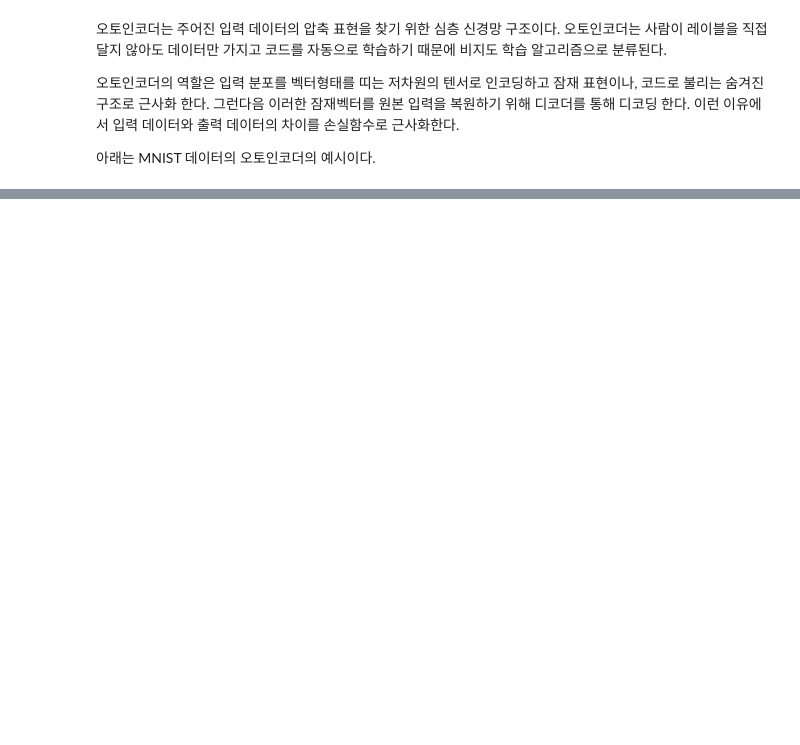
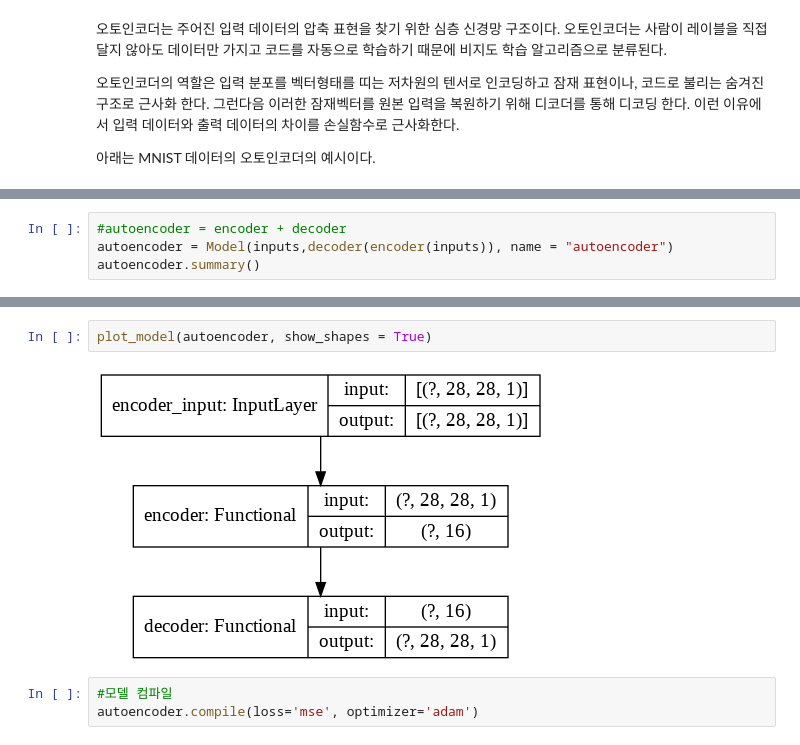
Before and after one commit to hansong0219/Advanced-Deep-learning-Notebooks, a Jupyter notebook: AutoEncoder.ipynb, the cells around one changed output, grey strips where cells are left out. Cells and saved outputs as stored; diff of their text form; blank space fills up the shorter version.

```diff
--- a/AutoEncoder.ipynb
+++ b/AutoEncoder.ipynb
@@ -16,0 +146,4 @@ from keras.layers
+# %%
+#autoencoder = encoder + decoder
+autoencoder = Model(inputs,decoder(encoder(inputs)), name = "autoencoder")
+autoencoder.summary()
@@ -16,0 +165,7 @@ from keras.layers
+# %%
+plot_model(autoencoder, show_shapes = True)
+# %% [output]
+[figure, added]
+# %%
+#모델 컴파일
+autoencoder.compile(loss='mse', optimizer='adam')
```
Also changed, not shown: parts of 20 cells of this notebook.
